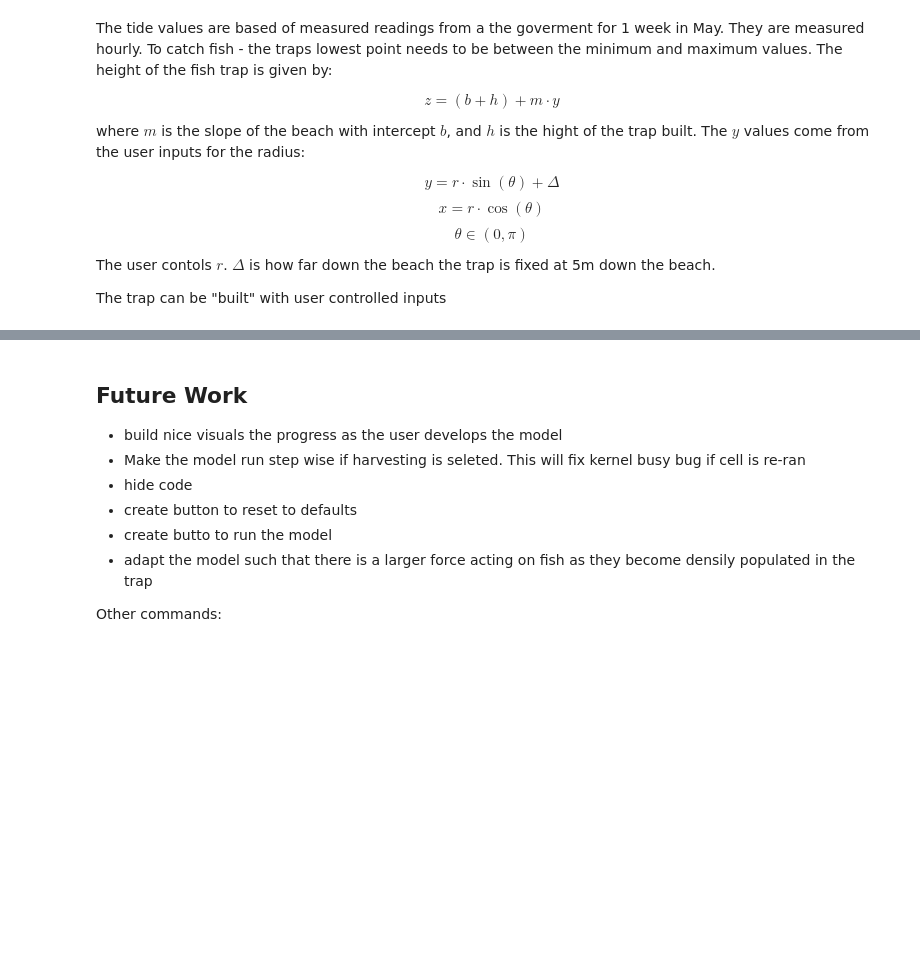
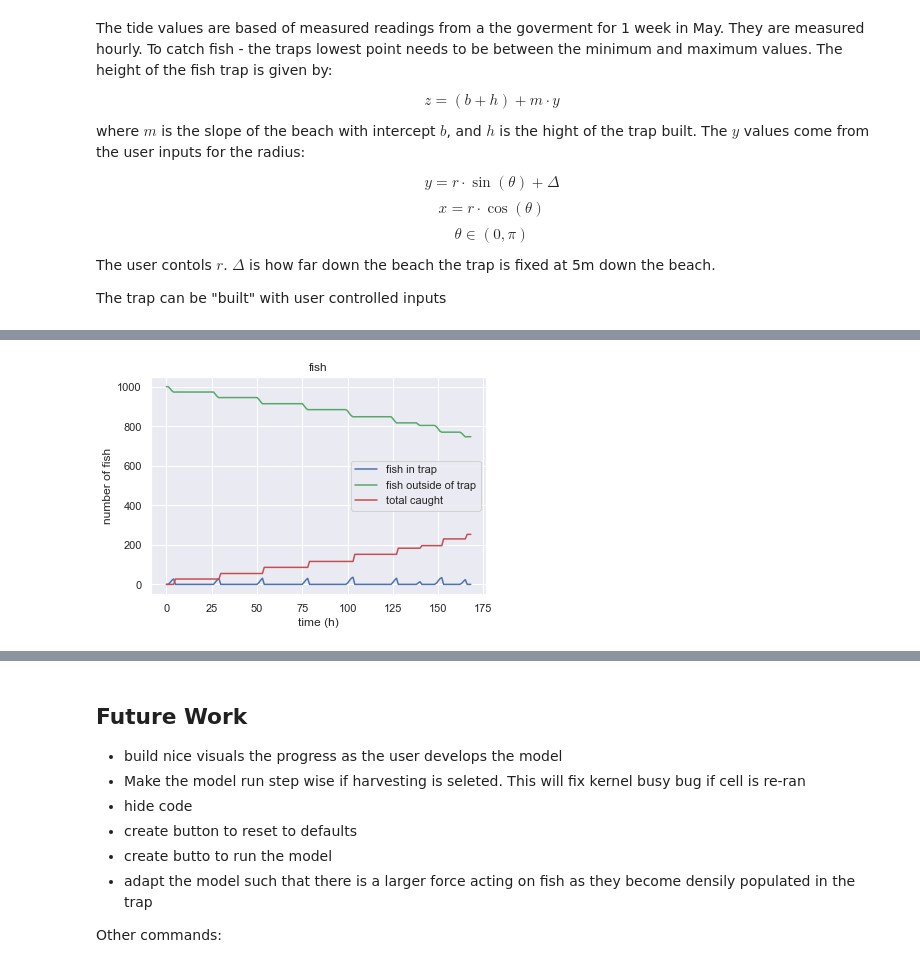
Before and after one commit to cchauve/Callysto-Fish-Traps, a Jupyter notebook: Notebooks/current_educational_features.ipynb, the cells around one changed output, grey strips where cells are left out. Cells and saved outputs as stored; diff of their text form; code cells hidden in the pictures; blank space fills up the shorter version.

Commit message:
show examples of calling run_trap() with slope variable

```diff
--- a/Notebooks/current_educational_features.ipynb
+++ b/Notebooks/current_educational_features.ipynb
@@ -83 +95,5 @@ display(harvesting)
+# %%
+plot_trap(radius = radius.value, height = height.value, slope =0.9, delta = 5, constant_population =  constant_population.value, harvesting = harvesting.value )
+# %% [output]
+[figure, added]
 # %%
```
Also changed, not shown: parts of 4 cells of this notebook.
